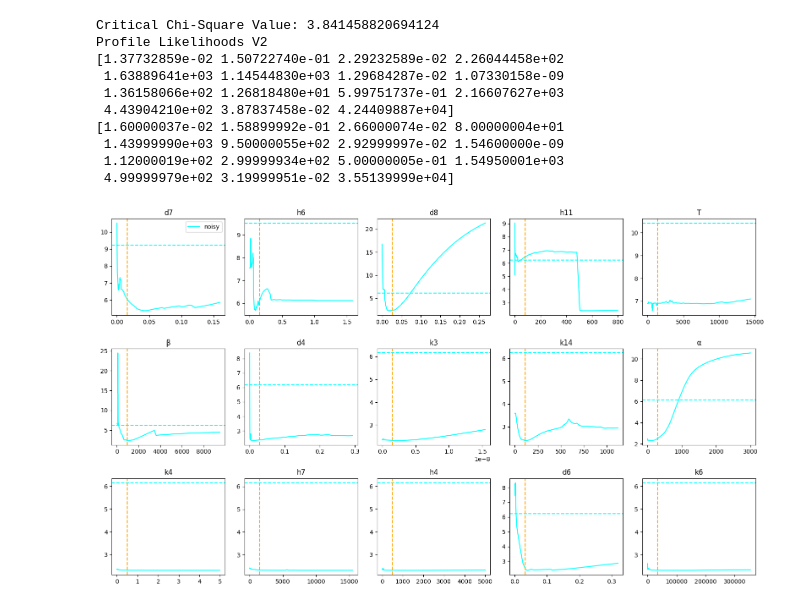
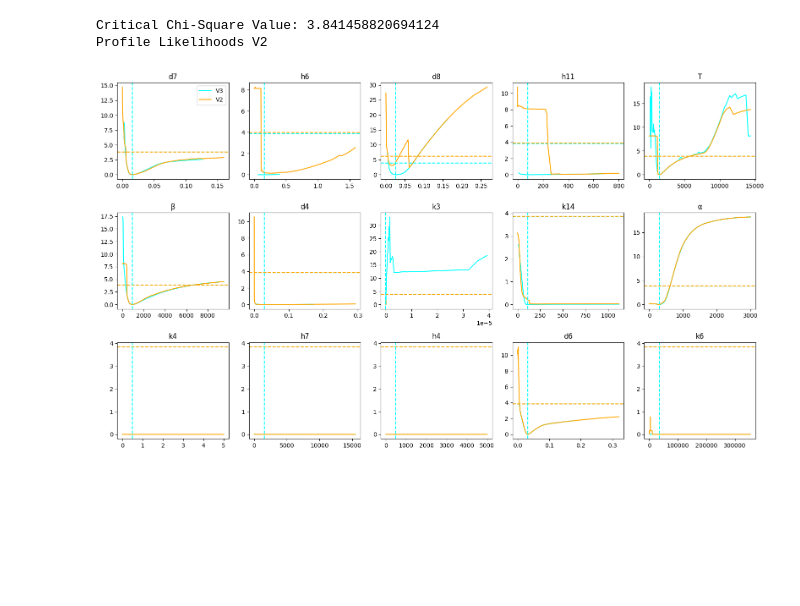
Before and after one commit to aayres22/ITIS_Analysis, a Jupyter notebook: PL_unpack.ipynb, the cells around one changed output. Cells and saved outputs as stored; diff of their text form; code cells hidden in the pictures; blank space fills up the shorter version.

```diff
--- a/PL_unpack.ipynb
+++ b/PL_unpack.ipynb
@@ -20,7 +20,8 @@ param_titles = ['d1',
 D = '1'         # '1' for ACTH + Cort,
                 # '2' for ACTH + Cort + TNF-a
                 # '3' for ACTH + Cort + TNF-a + IL10
-dpoints = '2'   # '1' for 25, '2' for 13
+dpoints = '1'   # '1' for 25, '2' for 13
+
 N = 'nonoise'   #'noisy' or 'nonoise'. Not perfect, some paths may need to be tweaked.
 
 
@@ -32,7 +33,7 @@ else:
     output_ids = [3,4,6,7]
 
 
-with open('PL_results_V2\\PL_' + D + dpoints + 'noisy.pkl', 'rb') as f:
+with open('PL_results_V3\\PL_' + D + dpoints + N + '.pkl', 'rb') as f:
     results1 = pickle.load(f)
 
 # all_results = {
@@ -53,16 +54,16 @@ J_save1 = results1['J_save'].copy()
 par_save1 = results1['par_save'].copy()
 param_global_all1 = results1['param_global_all']
 
-# with open('PL_results_V2\\PL_' + D + dpoints + 'nonoise.pkl', 'rb') as f:
-#     results2 = pickle.load(f)
-#
-# param_ids2 = results2['param_ids']
-# t_data2 = results2['t_data']
-# y_data2 = results2['y_data']
-# true_sol2 = results2['true_sol']
-# J_save2 = results2['J_save'].copy()
-# par_save2 = results2['par_save'].copy()
-# param_global_all2 = results2['param_global_all']
+with open('PL_results_V2\\PL_' + D + dpoints + 'nonoise.pkl', 'rb') as f:
+    results2 = pickle.load(f)
+
+param_ids2 = results2['param_ids']
+t_data2 = results2['t_data']
+y_data2 = results2['y_data']
+true_sol2 = results2['true_sol']
+J_save2 = results2['J_save'].copy()
+par_save2 = results2['par_save'].copy()
+param_global_all2 = results2['param_global_all']
 
 from scipy.stats import chi2
 #
@@ -79,47 +80,37 @@ print(f"Critical Chi-Square Value: {critical_value}")
 #     plt.figure()
 #     plt.title(paramtitles[param_ids[i]])
 #     plt.plot(par_save[i,i,:],J_save[i,:])
 #     plt.axhline(y=critical_value, color='r')
 #     plt.show()
 
 if param_ids1 != param_ids2:
     print("PARAM ORDER DOES NOT MATCH")
 
 fig, axs = plt.subplots(4,5, figsize = (16,12))
 CI = np.zeros((20,2))
 for i in range(4):
 
     for k in range(5):
         if i*5 + k>= len(param_ids1):
             for r in range(k,5):
                 axs[i,r].remove()
             break
 
-        axs[i, k].plot(np.exp(par_save1[i*5 + k, i*5 +k,:]),J_save1[i*5 + k,:], label = "noisy", color = 'cyan')
-        #axs[i, k].plot(np.exp(par_save2[i*5 + k, i*5 +k,:]),J_save2[i*5 + k,:], label = "noiseless", color = 'orange')
+        axs[i, k].plot(np.exp(par_save1[i*5 + k, i*5 +k,:]),J_save1[i*5 + k,:], label = "V3", color = 'cyan')
+        axs[i, k].plot(np.exp(par_save2[i*5 + k, i*5 +k,:]),J_save2[i*5 + k,:], label = "V2", color = 'orange')
         axs[i, k].axhline(y=critical_value+np.min(J_save1[i*5 + k,:]), color='cyan', linestyle='--')
-        #axs[i, k].axhline(y=critical_value+np.min(J_save2[i*5 + k,:]), color='orange', linestyle='--')
+        axs[i, k].axhline(y=critical_value+np.min(J_save2[i*5 + k,:]), color='orange', linestyle='--')
         axs[i,k].set_title(param_titles[param_ids1[i*5 + k]])
-        #axs[i,k].axvline(x = np.exp(param_global_all1[i*5 + k]), color = 'cyan', linestyle='--')
-        axs[i,k].axvline(x = np.exp(param_global_all2[i*5 + k]), color = 'orange', linestyle = '--')
+        axs[i,k].axvline(x = np.exp(param_global_all1[i*5 + k]), color = 'cyan', linestyle='--')
+        #axs[i,k].axvline(x = np.exp(param_global_all2[i*5 + k]), color = 'orange', linestyle = '--')
 # for ax in axs.flat:
 #     ax.set_xticks([])
 axs[0,0].legend()
 fig.tight_layout()
 #fig.savefig('FIGS\\PL_results_' + N + D + dpoints + '.png')
 print("Profile Likelihoods V2")
-print(np.exp(param_global_all1))
-print(np.exp(param_global_all2))
 # %% [output]
 Critical Chi-Square Value: 3.841458820694124
 Profile Likelihoods V2
-[1.37732859e-02 1.50722740e-01 2.29232589e-02 2.26044458e+02
- 1.63889641e+03 1.14544830e+03 1.29684287e-02 1.07330158e-09
- 1.36158066e+02 1.26818480e+01 5.99751737e-01 2.16607627e+03
- 4.43904210e+02 3.87837458e-02 4.24409887e+04]
-[1.60000037e-02 1.58899992e-01 2.66000074e-02 8.00000004e+01
- 1.43999990e+03 9.50000055e+02 2.92999997e-02 1.54600000e-09
- 1.12000019e+02 2.99999934e+02 5.00000005e-01 1.54950001e+03
- 4.99999979e+02 3.19999951e-02 3.55139999e+04]
-[figure, old version]
+[figure, new version]
 # %%
```
Also changed, not shown: parts of 1 cell of this notebook, 20 other files.
